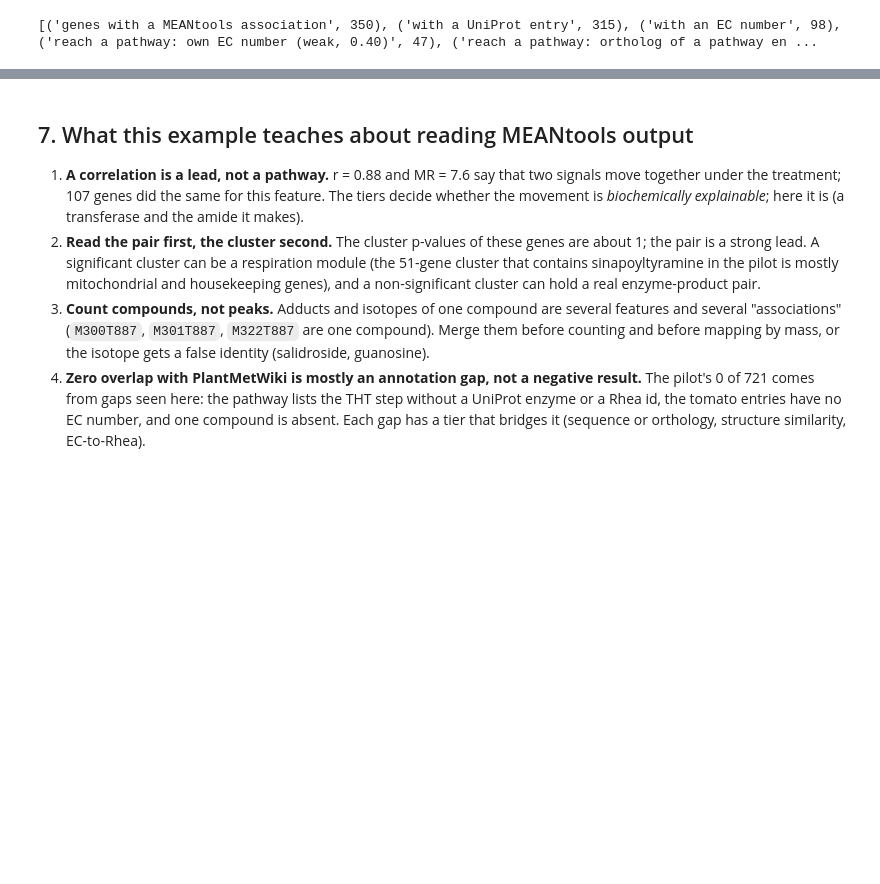
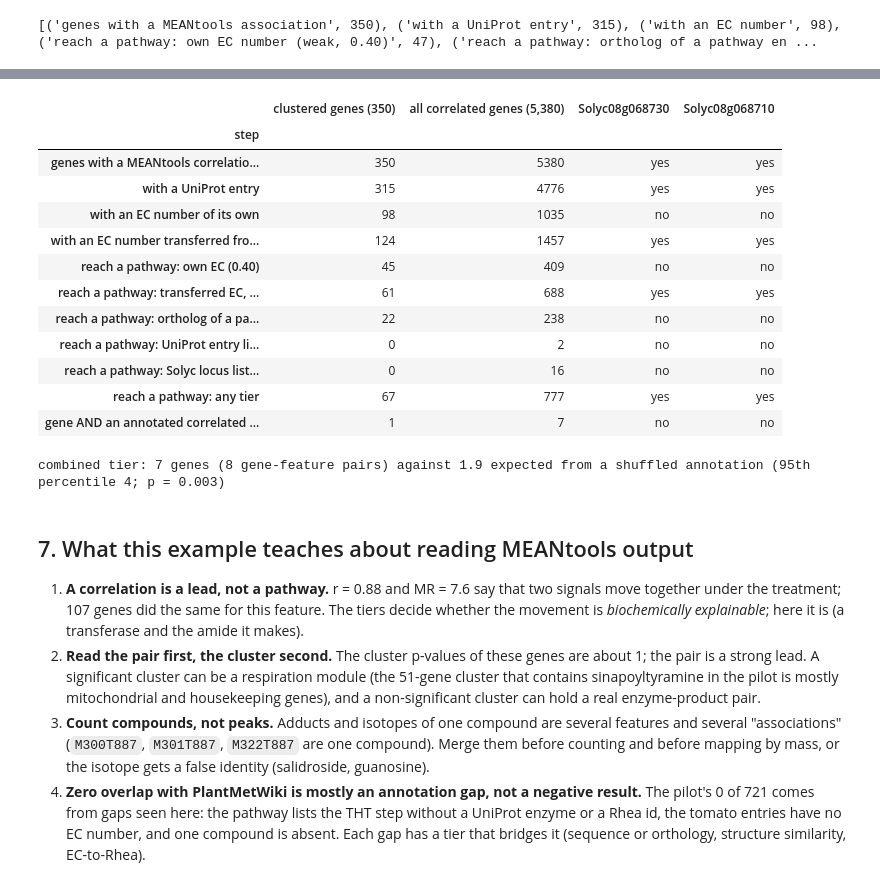
Before and after one commit to pathway-lod/lod-pathways-community, a Jupyter notebook: minimum_information/notebooks/06_meantools_tht_example.ipynb, the cells around one changed output, grey strips where cells are left out. Cells and saved outputs as stored; diff of their text form; code cells hidden in the pictures; blank space fills up the shorter version.

Commit message:
Funnel for all correlated genes with a UniRef50 sequence tier; THT genes located in it
Co-Authored-By: Claude Sonnet 5.5 <noreply@anthropic.com>

```diff
--- a/minimum_information/notebooks/06_meantools_tht_example.ipynb
+++ b/minimum_information/notebooks/06_meantools_tht_example.ipynb
@@ -731,3 +735,37 @@ print([(s_[0], s_[1]) for s_ in steps])
+# %%
+ft = pd.read_csv(PILOT / 'results' / 'funnel_all_genes.csv'); import json as _json
+nl = _json.load(open(PILOT / 'results' / 'funnel_combined_null.json'))
+display(ft.rename(columns={'tier': 'step', 'clustered_350': 'clustered genes (350)', 'all_5380': 'all correlated genes (5,380)'}).set_index('step'))
+print(f"combined tier: {nl['observed_genes']} genes ({nl['observed_pairs']} gene-feature pairs) against {nl['null_mean']:.1f} expected from a shuffled annotation (95th percentile {nl['null_p95']:.0f}; p = {nl['p_ge_observed']:.3f})")
+kind = ['data', 'link', 'link', 'link', 'tier', 'tier', 'tier', 'tier', 'tier', 'tier', 'comb']
+col = {'data': GREY, 'link': GREY, 'tier': BLUE, 'comb': ORANGE}
+fig, ax = plt.subplots(figsize=(12.4, 5.6)); y = np.arange(len(ft))[::-1]
+ax.barh(y, ft.all_5380, color=[col[k] for k in kind], height=0.62, label='all correlated genes')
+ax.barh(y, ft.clustered_350, color='none', edgecolor=INK, hatch='////', height=0.62, lw=0.6, label='of which in the clustered associations (350)')
+for yy, v in zip(y, ft.all_5380): ax.text(v + 60, yy, f'{v:,}', va='center', fontsize=9)
+ax.set_yticks(y); ax.set_yticklabels(ft.tier, fontsize=8.4); ax.set_xlim(0, ft.all_5380.max() * 1.42); ax.set_xlabel('number of genes (tomato)')
+xr = ft.all_5380.max() * 1.22
+for dx, g in ((0, 'Solyc08g068730'), (ft.all_5380.max() * 0.14, 'Solyc08g068710')):
+    ax.text(xr + dx, len(ft) - 0.35, 'THT\n…' + g[-6:], ha='center', va='bottom', fontsize=7.8, fontweight='bold', color=INK)
+    for yy, v in zip(y, ft[g]): ax.text(xr + dx, yy, 'yes' if v == 'yes' else '-', ha='center', va='center', fontsize=9, color=GREEN if v == 'yes' else MUTED, fontweight='bold' if v == 'yes' else 'normal')
+ax.legend(handles=[Patch(fc=GREY, label='annotation available'), Patch(fc=BLUE, label='gene reaches a PlantMetWiki pathway'), Patch(fc=ORANGE, label='combined gene + metabolite tier'), Patch(fc='none', ec=INK, hatch='////', label='hatched: the 350 clustered genes')], loc='lower right', bbox_to_anchor=(0.66, 0.0), frameon=False, fontsize=8)
+ax.set_title('Outside the significant clusters the sequence tier reaches the THT genes; the direct tiers still do not', loc='left', fontsize=10, fontweight='bold', pad=36)
+ax.spines['left'].set_visible(False); fig.tight_layout(); save(fig, 'tht_funnel_all'); plt.show()
+# %% [output]
+|  | clustered genes (350) | all correlated genes (5,380) | Solyc08g068730 | Solyc08g068710 |
+| step |  |  |  |  |
+| genes with a MEANtools correlatio... | 350 | 5380 | yes | yes |
+| with a UniProt entry | 315 | 4776 | yes | yes |
+| with an EC number of its own | 98 | 1035 | no | no |
+| with an EC number transferred fro... | 124 | 1457 | yes | yes |
+| reach a pathway: own EC (0.40) | 45 | 409 | no | no |
+| reach a pathway: transferred EC, ... | 61 | 688 | yes | yes |
+| reach a pathway: ortholog of a pa... | 22 | 238 | no | no |
+| reach a pathway: UniProt entry li... | 0 | 2 | no | no |
+| reach a pathway: Solyc locus list... | 0 | 16 | no | no |
+| reach a pathway: any tier | 67 | 777 | yes | yes |
+| gene AND an annotated correlated ... | 1 | 7 | no | no |
+combined tier: 7 genes (8 gene-feature pairs) against 1.9 expected from a shuffled annotation (95th percentile 4; p = 0.003)
 # %% [markdown]
 ## 7. What this example teaches about reading MEANtools output
 
```
Also changed, not shown: parts of 1 cell of this notebook, 9 other files.
